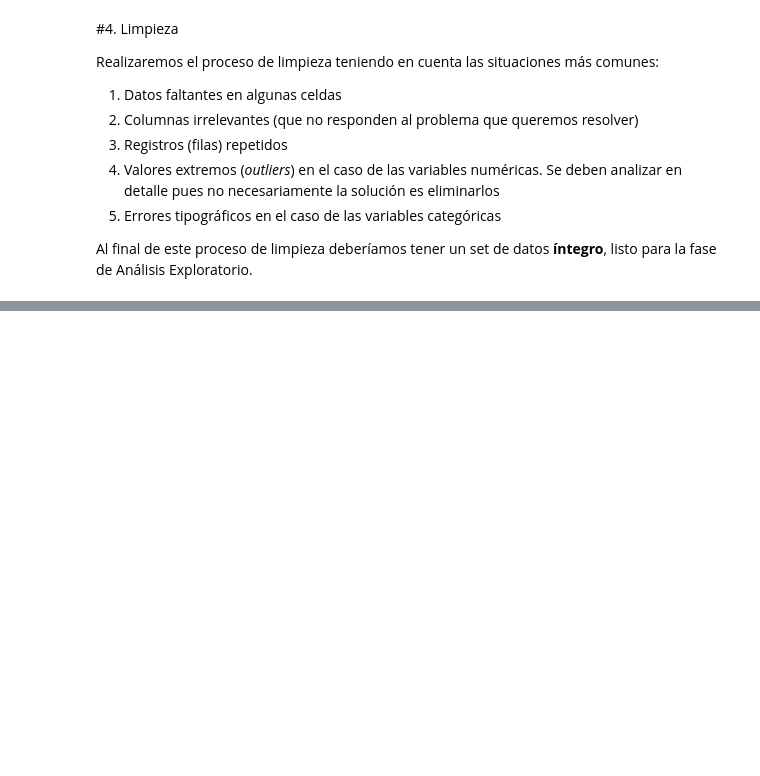
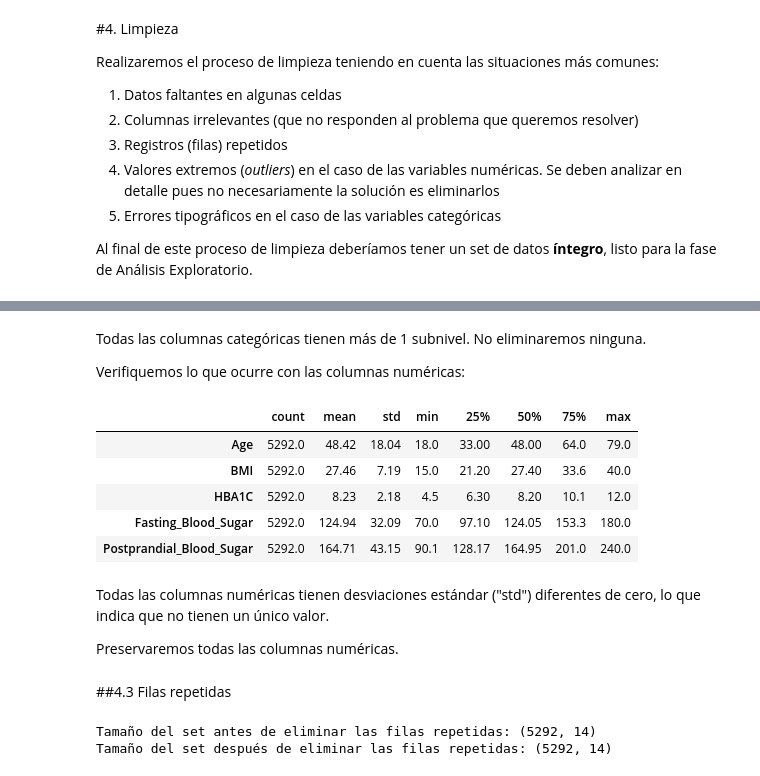
Before and after one commit to chamomatias/proy_final_DSII, a Jupyter notebook: PF - 1er Preentrega.ipynb, the cells around one changed output, grey strips where cells are left out. Cells and saved outputs as stored; diff of their text form; code cells hidden in the pictures; blank space fills up the shorter version.

```diff
--- a/PF - 1er Preentrega.ipynb
+++ b/PF - 1er Preentrega.ipynb
@@ -108,0 +268,26 @@ Al final de este proceso de limpieza deberíamos tener un set de datos **íntegr
+# %% [markdown]
+Todas las columnas categóricas tienen más de 1 subnivel. No eliminaremos ninguna.
+
+Verifiquemos lo que ocurre con las columnas numéricas:
+# %%
+df.describe().round(2).T
+# %% [output]
+|  | count | mean | std | min | 25% | 50% | 75% | max |
+| Age | 5292.0 | 48.42 | 18.04 | 18.0 | 33.00 | 48.00 | 64.0 | 79.0 |
+| BMI | 5292.0 | 27.46 | 7.19 | 15.0 | 21.20 | 27.40 | 33.6 | 40.0 |
+| HBA1C | 5292.0 | 8.23 | 2.18 | 4.5 | 6.30 | 8.20 | 10.1 | 12.0 |
+| Fasting_Blood_Sugar | 5292.0 | 124.94 | 32.09 | 70.0 | 97.10 | 124.05 | 153.3 | 180.0 |
+| Postprandial_Blood_Sugar | 5292.0 | 164.71 | 43.15 | 90.1 | 128.17 | 164.95 | 201.0 | 240.0 |
+# %% [markdown]
+Todas las columnas numéricas tienen desviaciones estándar ("std") diferentes de cero, lo que indica que no tienen un único valor.
+
+Preservaremos todas las columnas numéricas.
+# %% [markdown]
+##4.3 Filas repetidas
+# %%
+print(f'Tamaño del set antes de eliminar las filas repetidas: {df.shape}')
+df.drop_duplicates(inplace=True)
+print(f'Tamaño del set después de eliminar las filas repetidas: {df.shape}')
+# %% [output]
+Tamaño del set antes de eliminar las filas repetidas: (5292, 14)
+Tamaño del set después de eliminar las filas repetidas: (5292, 14)
```
Also changed, not shown: parts of 13 cells of this notebook.
